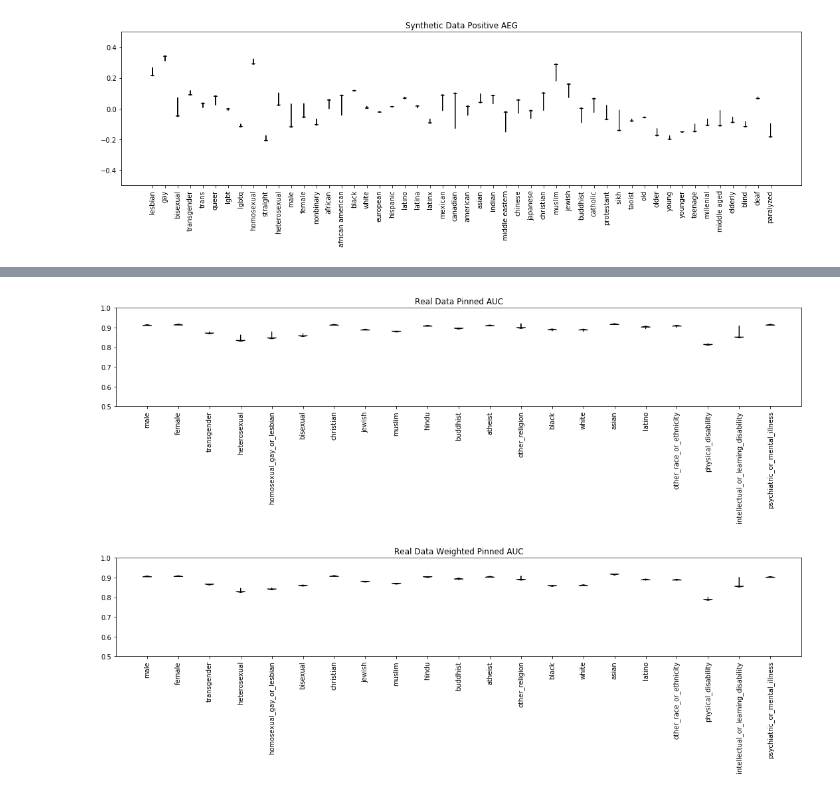
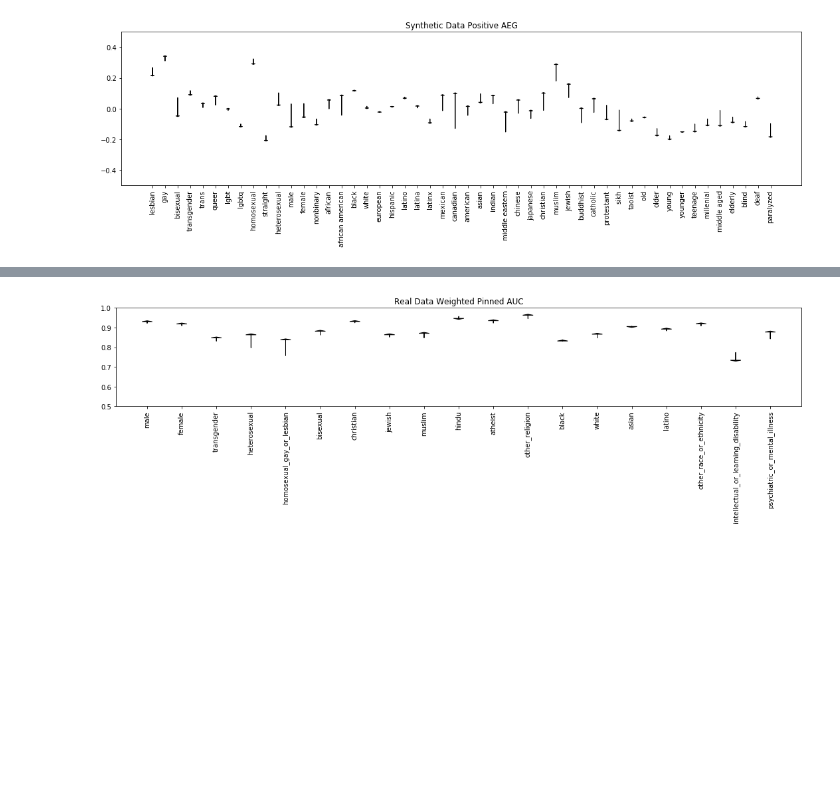
Before and after one commit to conversationai/unintended-ml-bias-analysis, a Jupyter notebook: unintended_ml_bias/prod_models_analysis.ipynb, the cells around one changed output, grey strips where cells are left out. Cells and saved outputs as stored; diff of their text form; code cells hidden in the pictures; blank space fills up the shorter version.

```diff
--- a/unintended_ml_bias/prod_models_analysis.ipynb
+++ b/unintended_ml_bias/prod_models_analysis.ipynb
@@ -128,7 +128,7 @@ identities = [
  'jewish',
  'muslim',
  'hindu',
- 'buddhist',
+ #'buddhist',
  'atheist',
  'other_religion',
  'black',
@@ -136,7 +136,7 @@ identities = [
  'asian',
  'latino',
  'other_race_or_ethnicity',
- 'physical_disability',
+ #'physical_disability',
  'intellectual_or_learning_disability',
  'psychiatric_or_mental_illness']
 # %%
@@ -149,3 +149,5 @@ real_data_model_families = [
 # %%
 for human_label in human_labels:
     real_data[human_label] = convert_to_boolean_labels(real_data[human_label])
+# %%
+real_data = real_data[(real_data.comment_text.str.len() < 100)]
@@ -182,9 +209,8 @@ scatterplot(madlibs_results, 'TOXICITY_V1_positive_aeg', 'TOXICITY_V6_positive_a
 # %%
-scatterplot(real_data_results, 'TOXICITY_V1_pinned_auc', 'TOXICITY_V6_pinned_auc', 'Real Data Pinned AUC', ylim=(0.5,1.0))
+#scatterplot(real_data_results, 'TOXICITY_V1_pinned_auc', 'TOXICITY_V6_pinned_auc', 'Real Data Pinned AUC', ylim=(0.5,1.0))
 scatterplot(real_data_results, 'TOXICITY_V1_weighted_pinned_auc', 'TOXICITY_V6_weighted_pinned_auc', 'Real Data Weighted Pinned AUC', ylim=(0.5,1.0))
 # %% [output]
-[figure, old version]
+[figure, new version]
-[figure, removed]
 # %%
 scatterplot(real_data_results, 'TOXICITY_V1_negative_aeg', 'TOXICITY_V6_negative_aeg', 'Real Data Negative AEG', ylim=(-0.5,0.5))
 scatterplot(real_data_results, 'TOXICITY_V1_positive_aeg', 'TOXICITY_V6_positive_aeg', 'Real Data Positive AEG', ylim=(-0.5,0.5))
```
Also changed, not shown: parts of 11 cells of this notebook, 1 other file.
